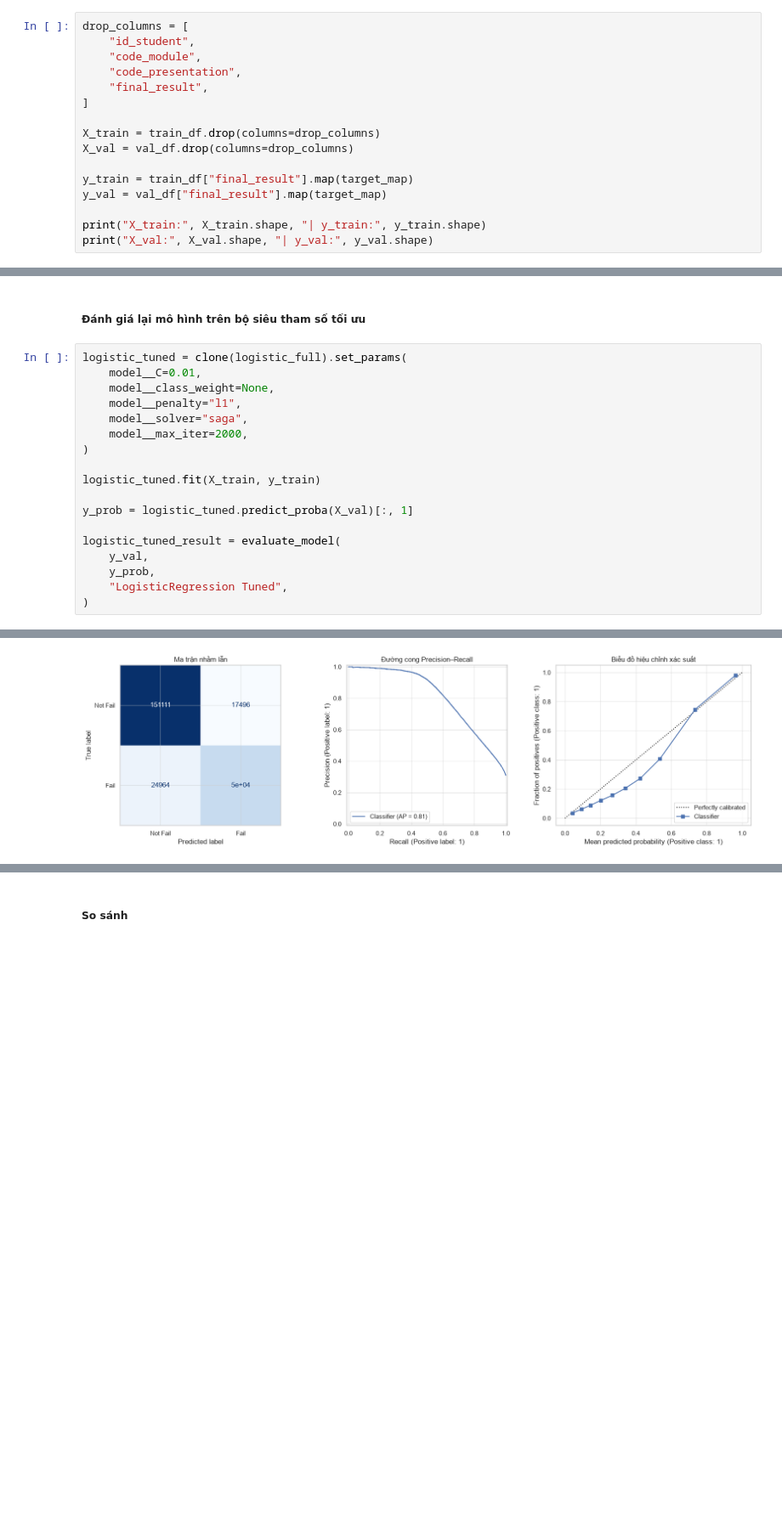
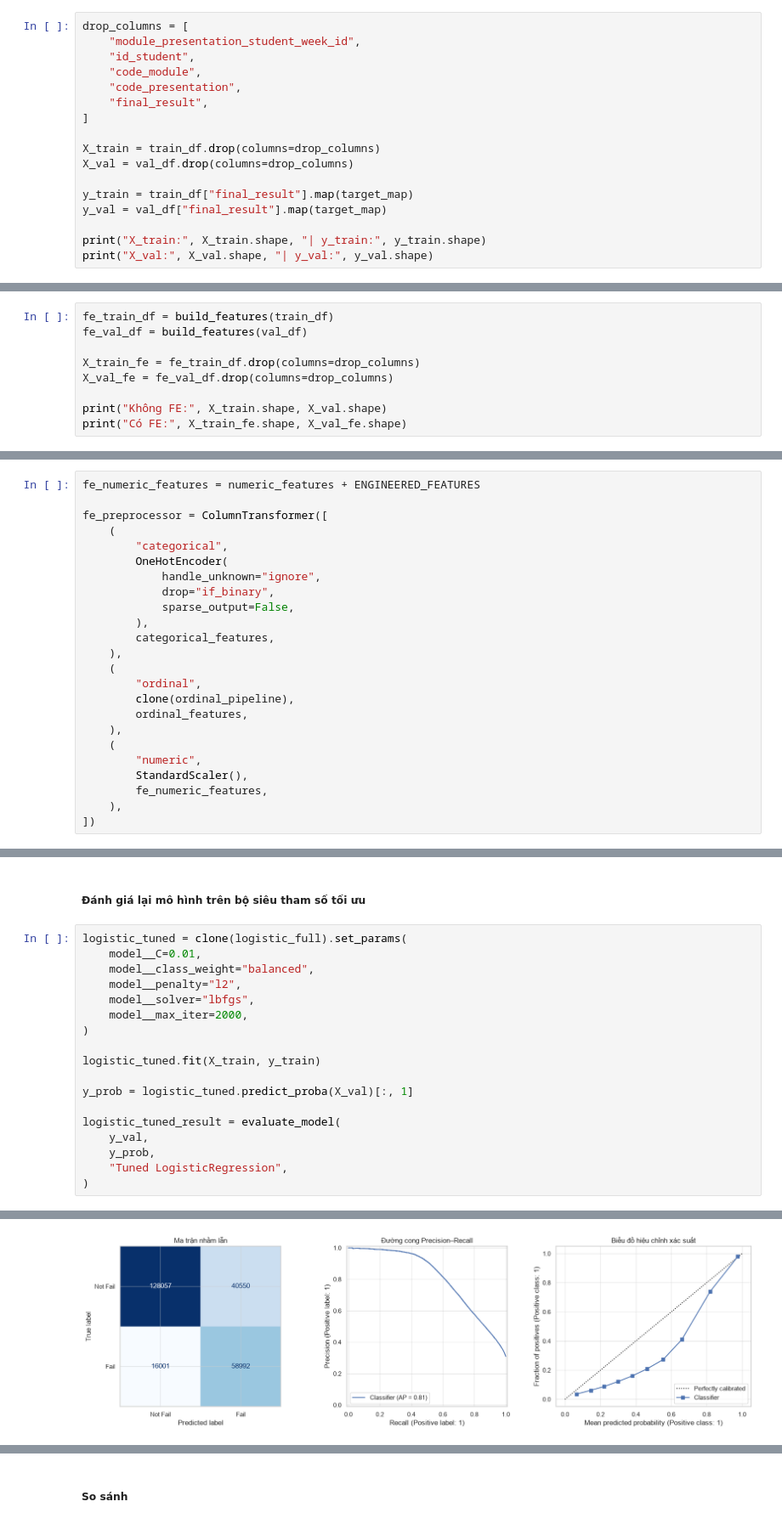
Before and after one commit to phat-05/learning-analytics-pipeline, a Jupyter notebook: notebook/ml_analytics.ipynb, the cells around one changed output, grey strips where cells are left out. Shown at 85% size. Drawn from its saved outputs; the diff is of its cells as text; blank space fills up the shorter version.

Commit message:
complete full pipeline

```diff
--- a/notebook/ml_analytics.ipynb
+++ b/notebook/ml_analytics.ipynb
@@ -632,5 +721,6 @@ Qua quá trình EDA trên tập huấn luyện `2013B`:
 # %%
 drop_columns = [
+    "module_presentation_student_week_id",
     "id_student",
     "code_module",
     "code_presentation",
@@ -929,0 +1025,9 @@ def evaluate_model(y_true, y_prob, model_name, threshold=THRESHOLD):
+# %%
+fe_train_df = build_features(train_df)
+fe_val_df = build_features(val_df)
+
+X_train_fe = fe_train_df.drop(columns=drop_columns)
+X_val_fe = fe_val_df.drop(columns=drop_columns)
+
+print("Không FE:", X_train.shape, X_val.shape)
+print("Có FE:", X_train_fe.shape, X_val_fe.shape)
@@ -929,0 +1039,24 @@ def evaluate_model(y_true, y_prob, model_name, threshold=THRESHOLD):
+# %%
+fe_numeric_features = numeric_features + ENGINEERED_FEATURES
+
+fe_preprocessor = ColumnTransformer([
+    (
+        "categorical",
+        OneHotEncoder(
+            handle_unknown="ignore",
+            drop="if_binary",
+            sparse_output=False,
+        ),
+        categorical_features,
+    ),
+    (
+        "ordinal",
+        clone(ordinal_pipeline),
+        ordinal_features,
+    ),
+    (
+        "numeric",
+        StandardScaler(),
+        fe_numeric_features,
+    ),
+])
@@ -1334,9 +1478,9 @@ Validation PR-AUC: 0.8086
 # %%
 logistic_tuned = clone(logistic_full).set_params(
     model__C=0.01,
-    model__class_weight=None,
-    model__penalty="l1",
-    model__solver="saga",
+    model__class_weight="balanced",
+    model__penalty="l2",
+    model__solver="lbfgs",
     model__max_iter=2000,
 )
 
@@ -1347,6 +1491,6 @@ y_prob = logistic_tuned.predict_proba(X_val)[:, 1]
 logistic_tuned_result = evaluate_model(
     y_val,
     y_prob,
-    "LogisticRegression Tuned",
+    "Tuned LogisticRegression",
 )
 # %% [output]
@@ -1363 +1508 @@ logistic_tuned_result = evaluate_model(
-[figure, old version]
+[figure, new version]
```
Also changed, not shown: parts of 66 cells of this notebook, 24 other files.
